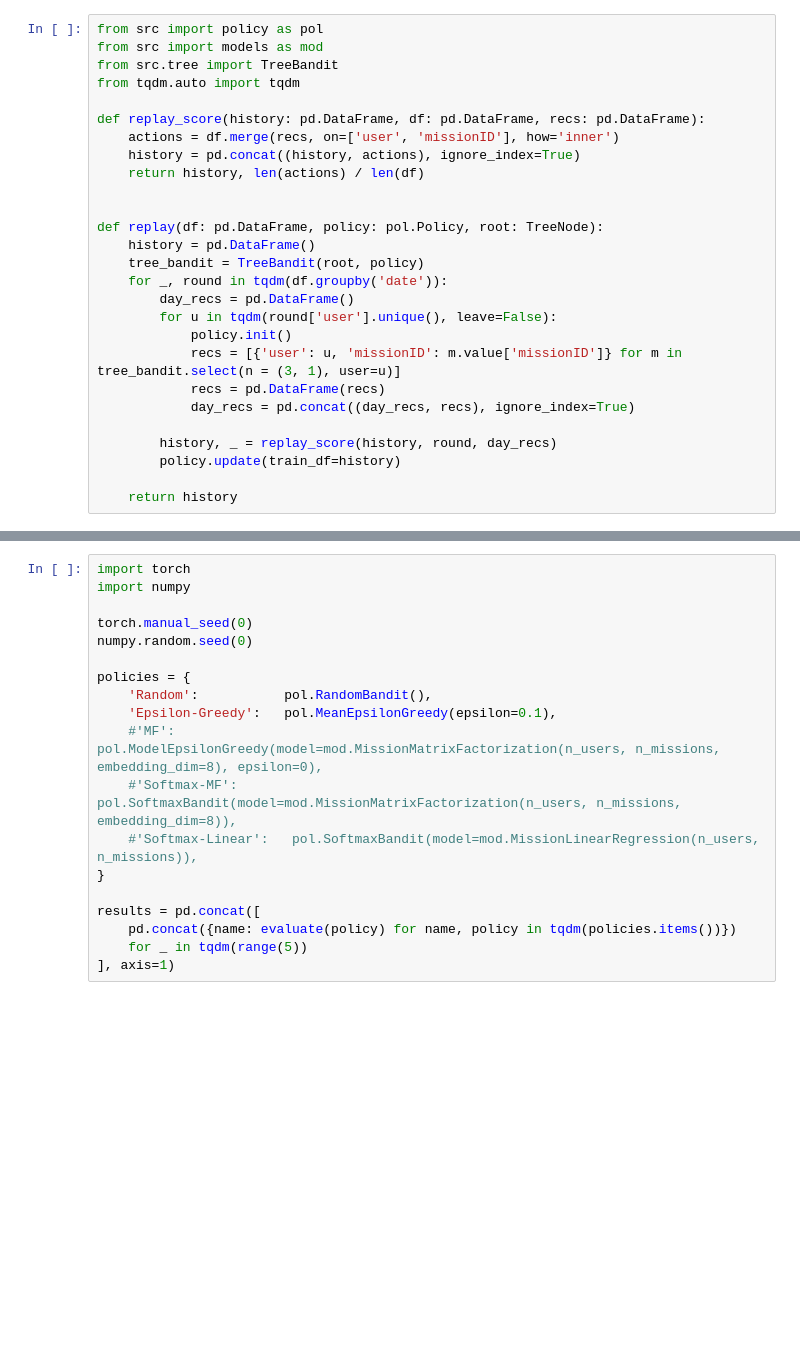
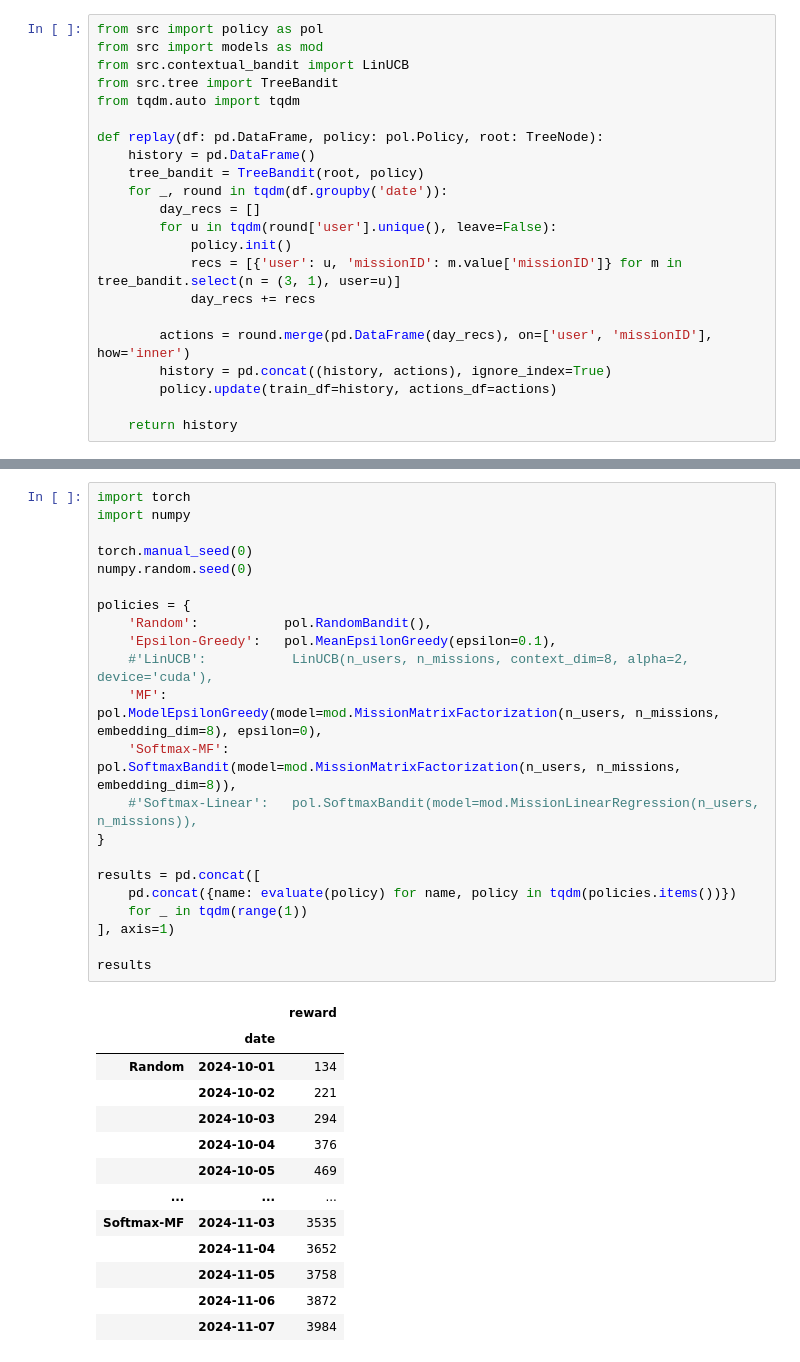
Before and after one commit to rik1599/recsys4good, a Jupyter notebook: bandit.ipynb, the cells around one changed output, grey strips where cells are left out. Saved outputs shown, nothing was run; the diff lists cells and outputs as text; blank space fills up the shorter version.

```diff
--- a/bandit.ipynb
+++ b/bandit.ipynb
@@ -41,28 +75,23 @@ print(root)
 # %%
 from src import policy as pol
 from src import models as mod
+from src.contextual_bandit import LinUCB
 from src.tree import TreeBandit
 from tqdm.auto import tqdm
-
-def replay_score(history: pd.DataFrame, df: pd.DataFrame, recs: pd.DataFrame):
-    actions = df.merge(recs, on=['user', 'missionID'], how='inner')
-    history = pd.concat((history, actions), ignore_index=True)
-    return history, len(actions) / len(df)
-
 
 def replay(df: pd.DataFrame, policy: pol.Policy, root: TreeNode):
     history = pd.DataFrame()
     tree_bandit = TreeBandit(root, policy)
     for _, round in tqdm(df.groupby('date')):
-        day_recs = pd.DataFrame()
+        day_recs = []
         for u in tqdm(round['user'].unique(), leave=False):
             policy.init()
             recs = [{'user': u, 'missionID': m.value['missionID']} for m in tree_bandit.select(n = (3, 1), user=u)]
-            recs = pd.DataFrame(recs)
-            day_recs = pd.concat((day_recs, recs), ignore_index=True)
+            day_recs += recs
 
-        history, _ = replay_score(history, round, day_recs)
-        policy.update(train_df=history)
+        actions = round.merge(pd.DataFrame(day_recs), on=['user', 'missionID'], how='inner')
+        history = pd.concat((history, actions), ignore_index=True)
+        policy.update(train_df=history, actions_df=actions)
 
     return history
 # %%
@@ -74,19 +103,36 @@ def evaluate(policy) -> pd.DataFrame:
 # %%
 import torch
 import numpy
 
 torch.manual_seed(0)
 numpy.random.seed(0)
 
 policies = {
     'Random':           pol.RandomBandit(),
     'Epsilon-Greedy':   pol.MeanEpsilonGreedy(epsilon=0.1),
-    #'MF':               pol.ModelEpsilonGreedy(model=mod.MissionMatrixFactorization(n_users, n_missions, embedding_dim=8), epsilon=0),
-    #'Softmax-MF':       pol.SoftmaxBandit(model=mod.MissionMatrixFactorization(n_users, n_missions, embedding_dim=8)),
+    #'LinUCB':           LinUCB(n_users, n_missions, context_dim=8, alpha=2, device='cuda'),
+    'MF':               pol.ModelEpsilonGreedy(model=mod.MissionMatrixFactorization(n_users, n_missions, embedding_dim=8), epsilon=0),
+    'Softmax-MF':       pol.SoftmaxBandit(model=mod.MissionMatrixFactorization(n_users, n_missions, embedding_dim=8)),
     #'Softmax-Linear':   pol.SoftmaxBandit(model=mod.MissionLinearRegression(n_users, n_missions)),
 }
 
 results = pd.concat([
     pd.concat({name: evaluate(policy) for name, policy in tqdm(policies.items())})
-    for _ in tqdm(range(5))
+    for _ in tqdm(range(1))
 ], axis=1)
+
+results
+# %% [output]
+|  |  | reward |
+|  | date |  |
+| Random | 2024-10-01 | 134 |
+|  | 2024-10-02 | 221 |
+|  | 2024-10-03 | 294 |
+|  | 2024-10-04 | 376 |
+|  | 2024-10-05 | 469 |
+| ... | ... | ... |
+| Softmax-MF | 2024-11-03 | 3535 |
+|  | 2024-11-04 | 3652 |
+|  | 2024-11-05 | 3758 |
+|  | 2024-11-06 | 3872 |
+|  | 2024-11-07 | 3984 |
```
Also changed, not shown: parts of 7 cells of this notebook, 2 other files.
